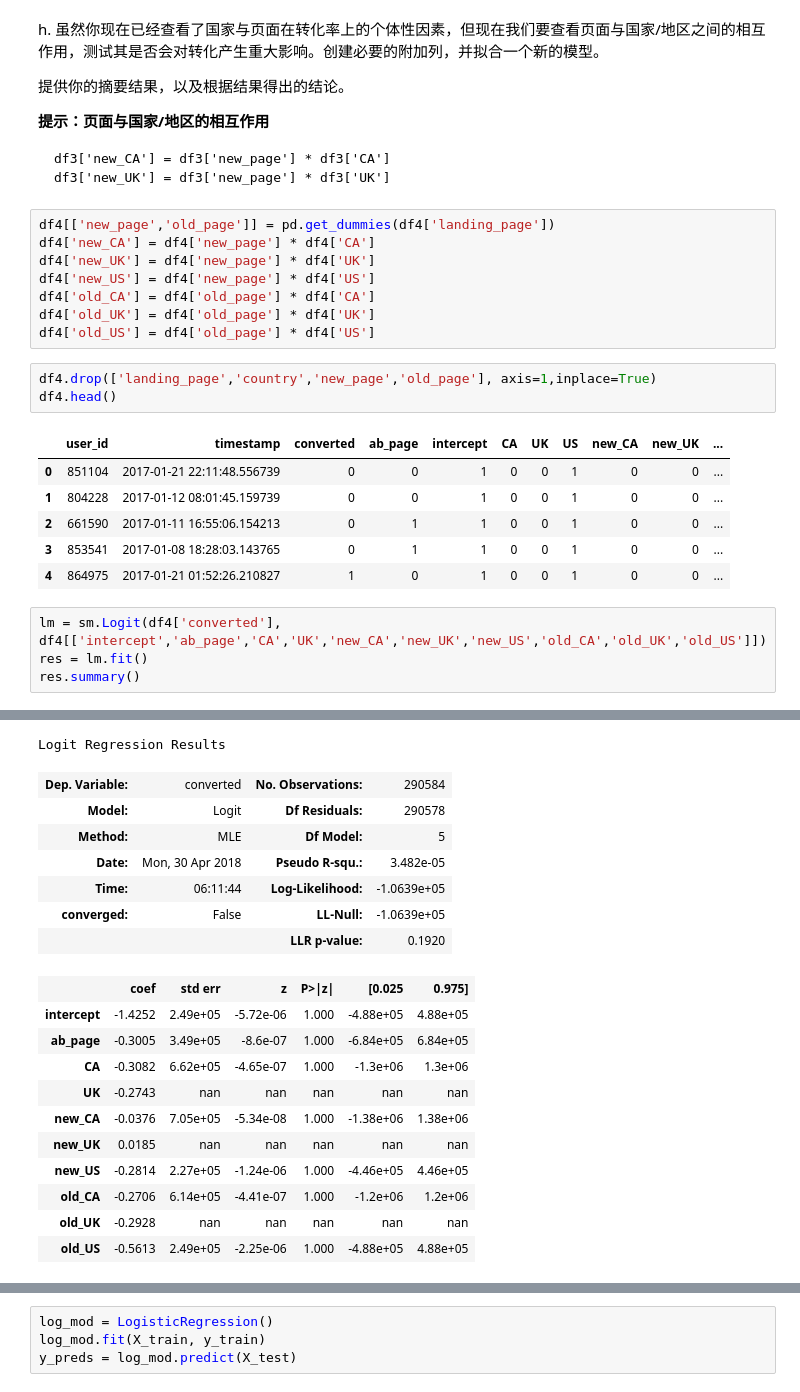
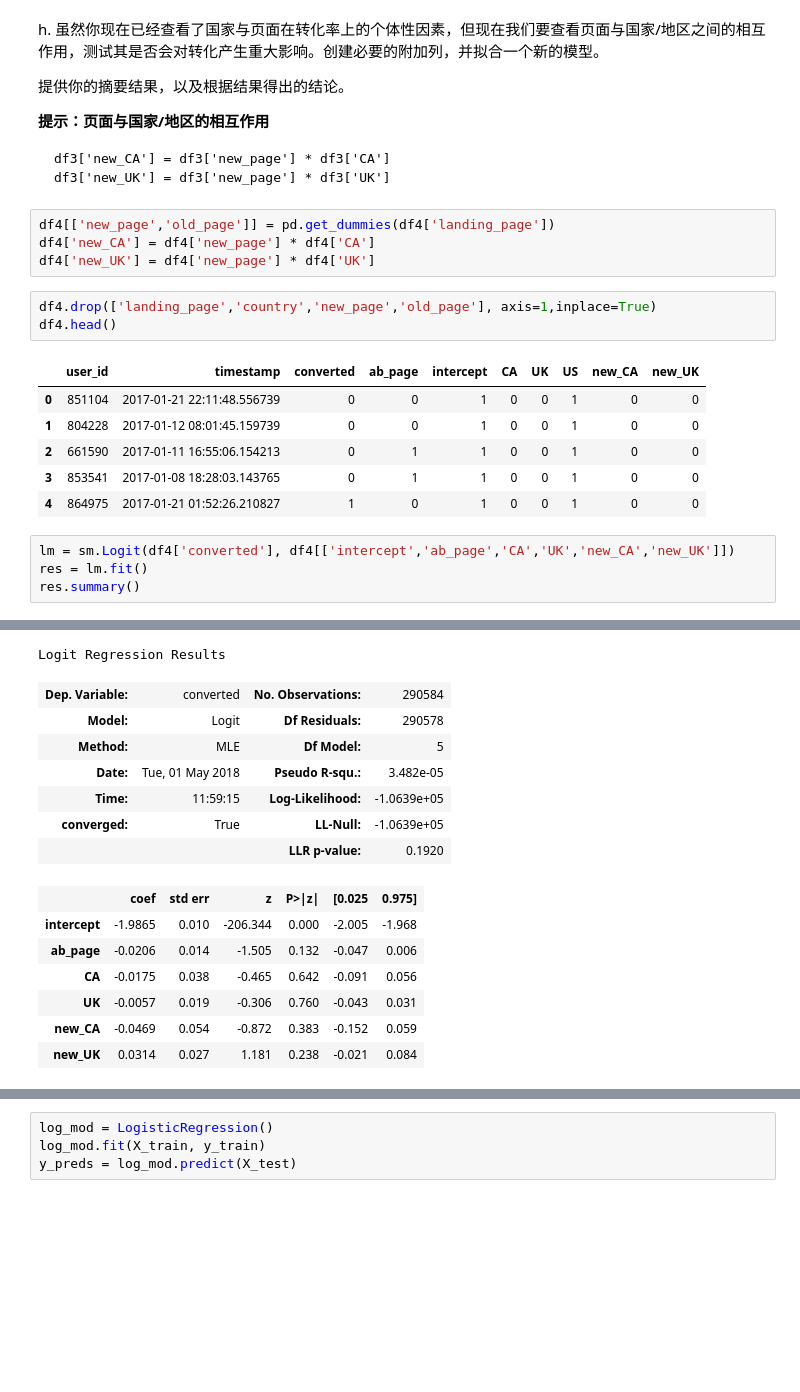
Before and after one commit to AshCodeWork/analyze-ab-test-results-notebook, a Jupyter notebook: analyze-ab-test-results-notebook-zh-0.ipynb, the cells around one changed output, grey strips where cells are left out. Cells and saved outputs as stored; diff of their text form; blank space fills up the shorter version.

```diff
--- a/analyze-ab-test-results-notebook-zh-0.ipynb
+++ b/analyze-ab-test-results-notebook-zh-0.ipynb
@@ -466,22 +463,18 @@ df3['new_UK'] = df3['new_page'] * df3['UK']
 df4[['new_page','old_page']] = pd.get_dummies(df4['landing_page'])
 df4['new_CA'] = df4['new_page'] * df4['CA']
 df4['new_UK'] = df4['new_page'] * df4['UK']
-df4['new_US'] = df4['new_page'] * df4['US']
-df4['old_CA'] = df4['old_page'] * df4['CA']
-df4['old_UK'] = df4['old_page'] * df4['UK']
-df4['old_US'] = df4['old_page'] * df4['US']
 # %%
 df4.drop(['landing_page','country','new_page','old_page'], axis=1,inplace=True)
 df4.head()
 # %% [output]
-|  | user_id | timestamp | converted | ab_page | intercept | CA | UK | US | new_CA | new_UK | ... |
-| 0 | 851104 | 2017-01-21 22:11:48.556739 | 0 | 0 | 1 | 0 | 0 | 1 | 0 | 0 | ... |
-| 1 | 804228 | 2017-01-12 08:01:45.159739 | 0 | 0 | 1 | 0 | 0 | 1 | 0 | 0 | ... |
-| 2 | 661590 | 2017-01-11 16:55:06.154213 | 0 | 1 | 1 | 0 | 0 | 1 | 0 | 0 | ... |
-| 3 | 853541 | 2017-01-08 18:28:03.143765 | 0 | 1 | 1 | 0 | 0 | 1 | 0 | 0 | ... |
-| 4 | 864975 | 2017-01-21 01:52:26.210827 | 1 | 0 | 1 | 0 | 0 | 1 | 0 | 0 | ... |
+|  | user_id | timestamp | converted | ab_page | intercept | CA | UK | US | new_CA | new_UK |
+| 0 | 851104 | 2017-01-21 22:11:48.556739 | 0 | 0 | 1 | 0 | 0 | 1 | 0 | 0 |
+| 1 | 804228 | 2017-01-12 08:01:45.159739 | 0 | 0 | 1 | 0 | 0 | 1 | 0 | 0 |
+| 2 | 661590 | 2017-01-11 16:55:06.154213 | 0 | 1 | 1 | 0 | 0 | 1 | 0 | 0 |
+| 3 | 853541 | 2017-01-08 18:28:03.143765 | 0 | 1 | 1 | 0 | 0 | 1 | 0 | 0 |
+| 4 | 864975 | 2017-01-21 01:52:26.210827 | 1 | 0 | 1 | 0 | 0 | 1 | 0 | 0 |
 # %%
-lm = sm.Logit(df4['converted'], df4[['intercept','ab_page','CA','UK','new_CA','new_UK','new_US','old_CA','old_UK','old_US']])
+lm = sm.Logit(df4['converted'], df4[['intercept','ab_page','CA','UK','new_CA','new_UK']])
 res = lm.fit()
 res.summary()
 # %% [output]
@@ -491,21 +484,17 @@ Warning: Maximum number of iterations has been exceeded.
 Logit Regression Results
 | Dep. Variable: | converted | No. Observations: | 290584 |
 | Model: | Logit | Df Residuals: | 290578 |
 | Method: | MLE | Df Model: | 5 |
-| Date: | Mon, 30 Apr 2018 | Pseudo R-squ.: | 3.482e-05 |
-| Time: | 06:11:44 | Log-Likelihood: | -1.0639e+05 |
-| converged: | False | LL-Null: | -1.0639e+05 |
+| Date: | Tue, 01 May 2018 | Pseudo R-squ.: | 3.482e-05 |
+| Time: | 11:59:15 | Log-Likelihood: | -1.0639e+05 |
+| converged: | True | LL-Null: | -1.0639e+05 |
 |  |  | LLR p-value: | 0.1920 |
 |  | coef | std err | z | P>|z| | [0.025 | 0.975] |
-| intercept | -1.4252 | 2.49e+05 | -5.72e-06 | 1.000 | -4.88e+05 | 4.88e+05 |
-| ab_page | -0.3005 | 3.49e+05 | -8.6e-07 | 1.000 | -6.84e+05 | 6.84e+05 |
-| CA | -0.3082 | 6.62e+05 | -4.65e-07 | 1.000 | -1.3e+06 | 1.3e+06 |
-| UK | -0.2743 | nan | nan | nan | nan | nan |
-| new_CA | -0.0376 | 7.05e+05 | -5.34e-08 | 1.000 | -1.38e+06 | 1.38e+06 |
-| new_UK | 0.0185 | nan | nan | nan | nan | nan |
-| new_US | -0.2814 | 2.27e+05 | -1.24e-06 | 1.000 | -4.46e+05 | 4.46e+05 |
-| old_CA | -0.2706 | 6.14e+05 | -4.41e-07 | 1.000 | -1.2e+06 | 1.2e+06 |
-| old_UK | -0.2928 | nan | nan | nan | nan | nan |
-| old_US | -0.5613 | 2.49e+05 | -2.25e-06 | 1.000 | -4.88e+05 | 4.88e+05 |
+| intercept | -1.9865 | 0.010 | -206.344 | 0.000 | -2.005 | -1.968 |
+| ab_page | -0.0206 | 0.014 | -1.505 | 0.132 | -0.047 | 0.006 |
+| CA | -0.0175 | 0.038 | -0.465 | 0.642 | -0.091 | 0.056 |
+| UK | -0.0057 | 0.019 | -0.306 | 0.760 | -0.043 | 0.031 |
+| new_CA | -0.0469 | 0.054 | -0.872 | 0.383 | -0.152 | 0.059 |
+| new_UK | 0.0314 | 0.027 | 1.181 | 0.238 | -0.021 | 0.084 |
 # %%
 y = df4['converted']
```
Also changed, not shown: parts of 14 cells of this notebook, 1 other file.
